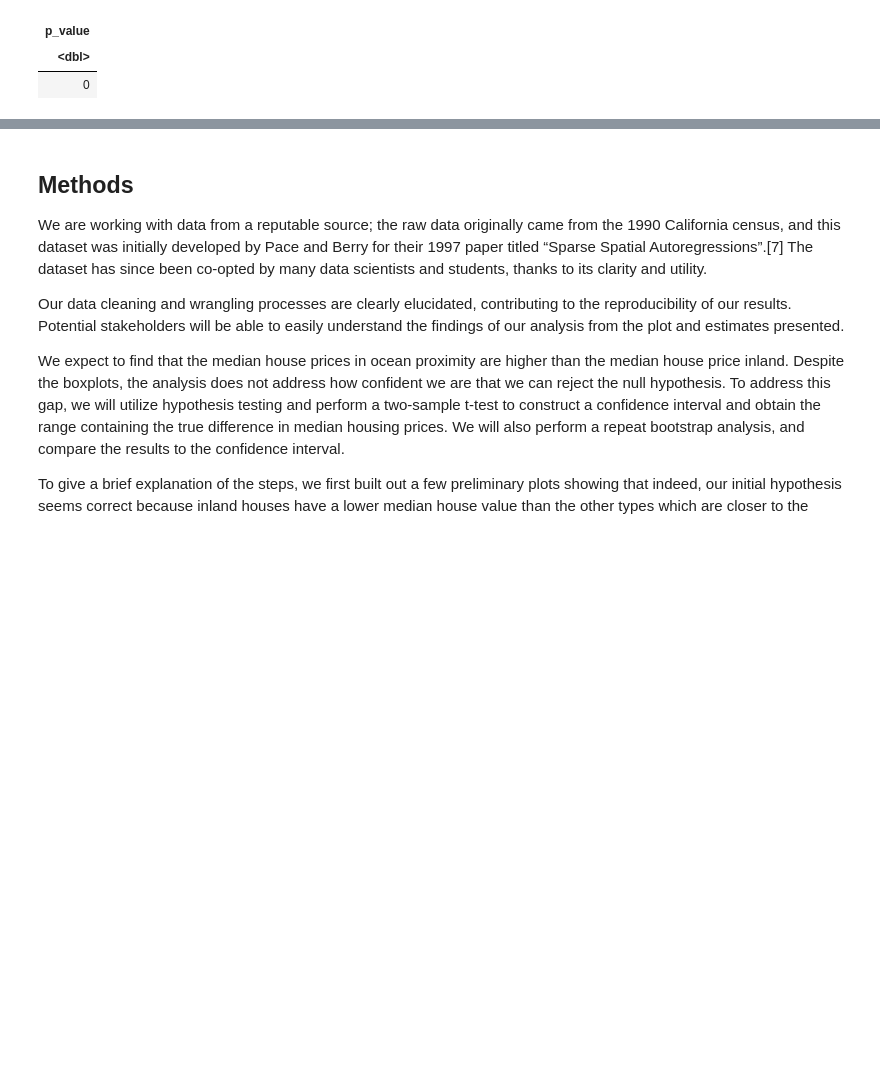
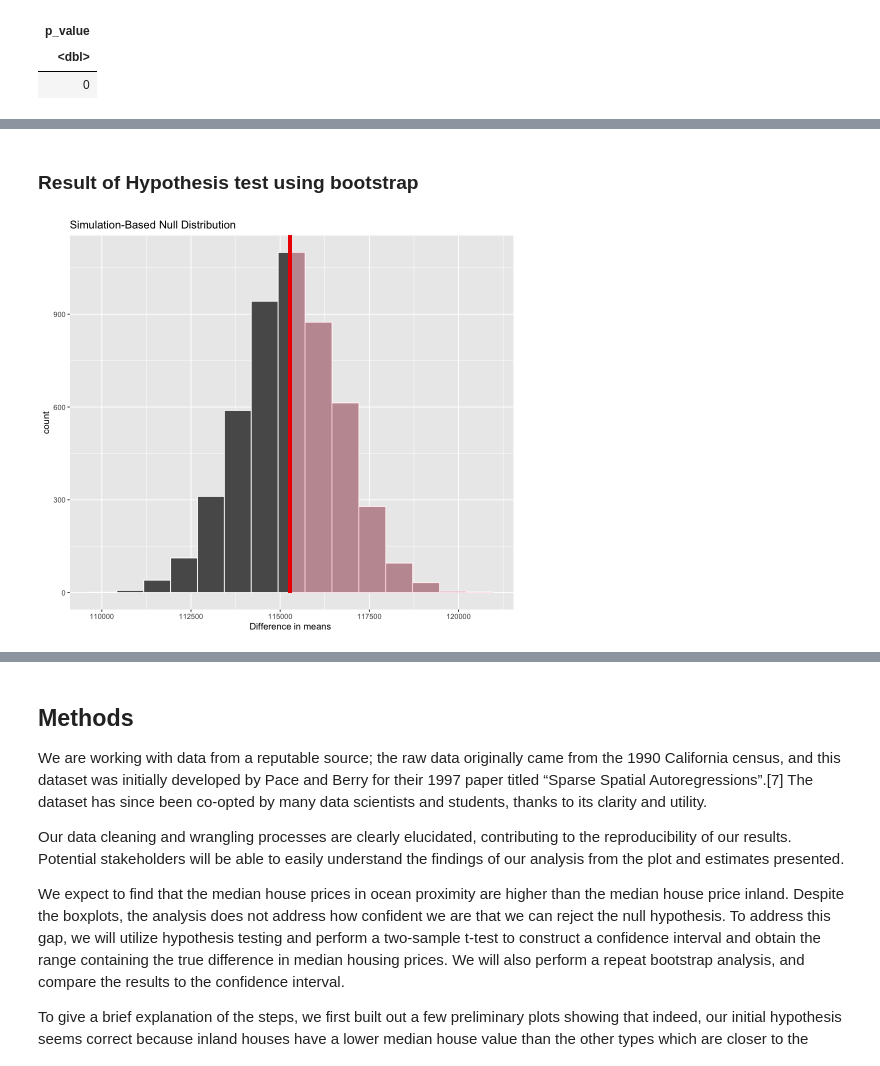
Before and after one commit to lavanyakandhari/stat-201-project-G41, a Jupyter notebook: project-final.ipynb, the cells around one changed output, grey strips where cells are left out. Drawn from its saved outputs; the diff is of its cells as text; code cells hidden in the pictures; blank space fills up the shorter version.

Commit message:
added bootstrap

```diff
--- a/project-final.ipynb
+++ b/project-final.ipynb
@@ -465,0 +450,9 @@ head(housing_multiple_samples)
+# %%
+null_model_houses_bootstrap <-
+    housing_filtered %>%
+    specify(formula = median_house_value ~ ocean_proximity) %>%
+    hypothesise(null = "independence") %>%
+    generate(reps = 5000, type = "bootstrap") %>%
+    calculate(stat="diff in means", order = c("<1H OCEAN", "INLAND"))
+head(null_model_houses_bootstrap)
+null_model_houses_bootstrap%>% get_ci()
@@ -465,0 +473,11 @@ head(housing_multiple_samples)
+# %% [markdown]
+### Result of Hypothesis test using bootstrap
+# %%
+houses_result_bootstrap_plot <-
+    null_model_houses_bootstrap %>%
+    visualize() +
+    shade_p_value(obs_stat = obs_mean_diff, direction = "right") +
+    xlab("Difference in means ")
+houses_result_bootstrap_plot
+# %% [output]
+[figure, added]
```
Also changed, not shown: parts of 17 cells of this notebook.
